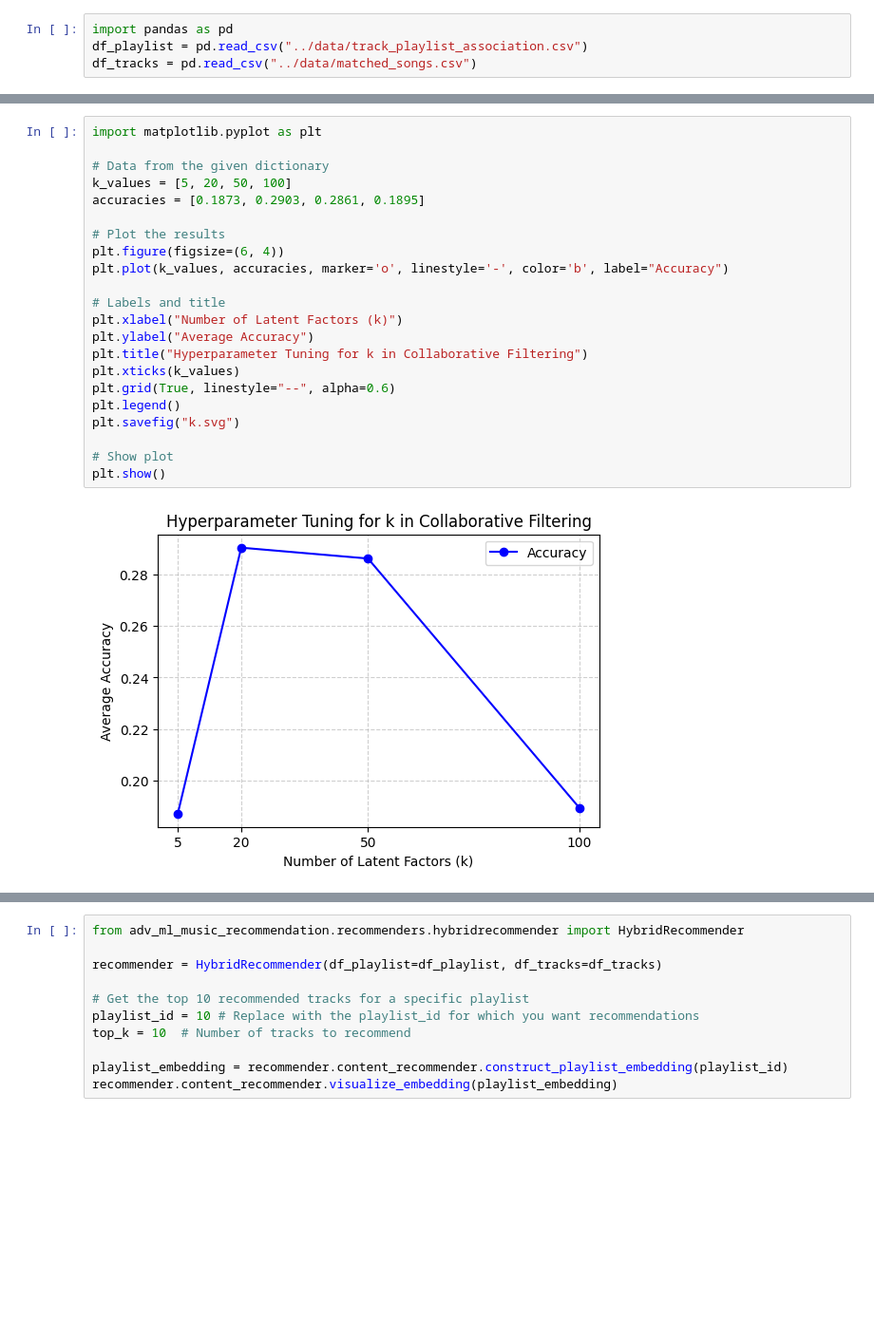
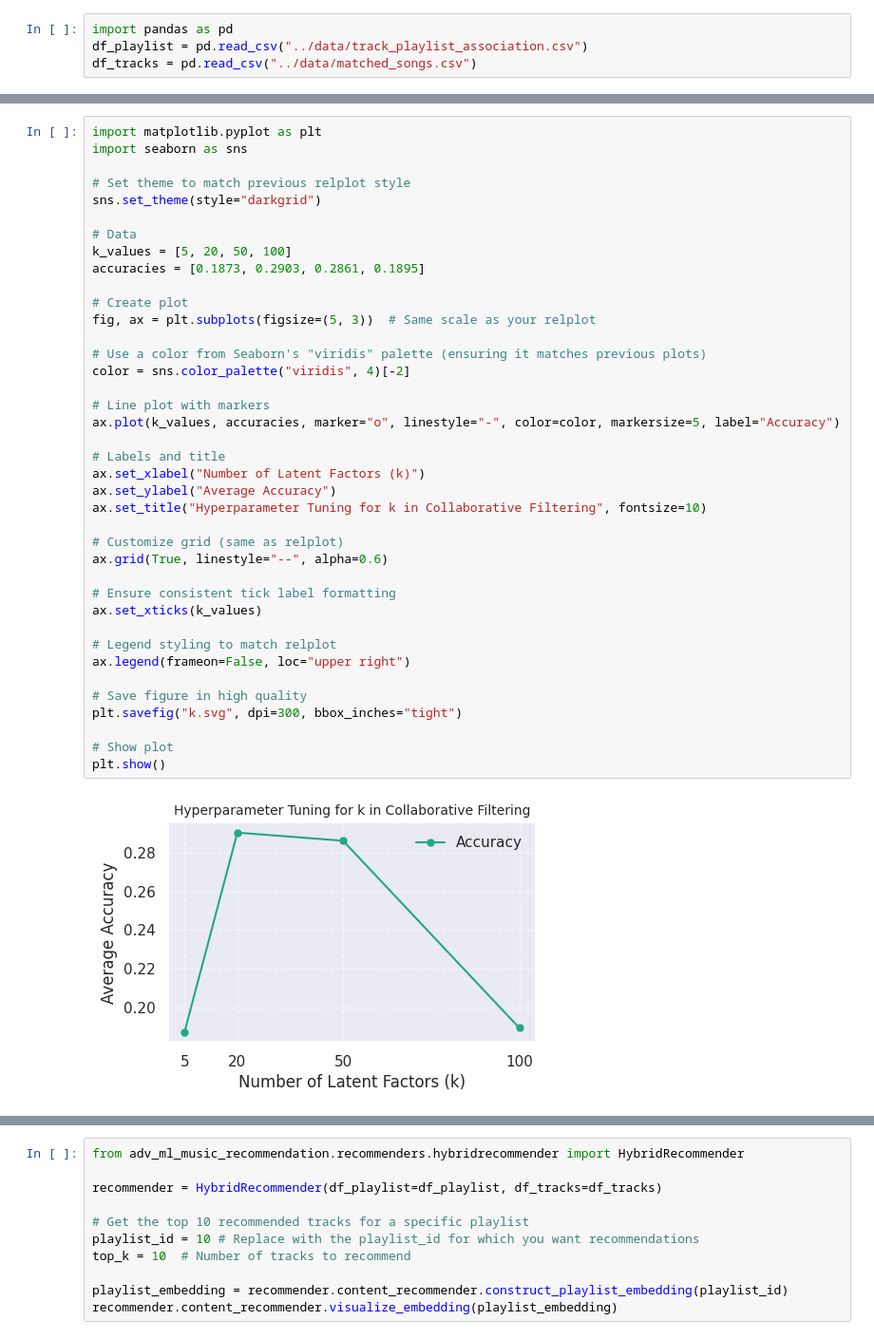
Before and after one commit to matthjs/adv-ml-music-recommendation, a Jupyter notebook: adv_ml_music_recommendation/test_vizualize.ipynb, the cells around one changed output, grey strips where cells are left out. Shown: that part at 95% size. Saved outputs shown, nothing was run; the diff lists cells and outputs as text; blank space fills up the shorter version.

```diff
--- a/adv_ml_music_recommendation/test_vizualize.ipynb
+++ b/adv_ml_music_recommendation/test_vizualize.ipynb
@@ -46,24 +137,41 @@ plt.show()
 # %%
 import matplotlib.pyplot as plt
+import seaborn as sns
 
-# Data from the given dictionary
+# Set theme to match previous relplot style
+sns.set_theme(style="darkgrid")
+
+# Data
 k_values = [5, 20, 50, 100]
 accuracies = [0.1873, 0.2903, 0.2861, 0.1895]
 
-# Plot the results
-plt.figure(figsize=(6, 4))
-plt.plot(k_values, accuracies, marker='o', linestyle='-', color='b', label="Accuracy")
+# Create plot
+fig, ax = plt.subplots(figsize=(5, 3))  # Same scale as your relplot
+
+# Use a color from Seaborn's "viridis" palette (ensuring it matches previous plots)
+color = sns.color_palette("viridis", 4)[-2]
+
+# Line plot with markers
+ax.plot(k_values, accuracies, marker="o", linestyle="-", color=color, markersize=5, label="Accuracy")
 
 # Labels and title
-plt.xlabel("Number of Latent Factors (k)")
-plt.ylabel("Average Accuracy")
-plt.title("Hyperparameter Tuning for k in Collaborative Filtering")
-plt.xticks(k_values)
-plt.grid(True, linestyle="--", alpha=0.6)
-plt.legend()
-plt.savefig("k.svg")
+ax.set_xlabel("Number of Latent Factors (k)")
+ax.set_ylabel("Average Accuracy")
+ax.set_title("Hyperparameter Tuning for k in Collaborative Filtering", fontsize=10)
+
+# Customize grid (same as relplot)
+ax.grid(True, linestyle="--", alpha=0.6)
+
+# Ensure consistent tick label formatting
+ax.set_xticks(k_values)
+
+# Legend styling to match relplot
+ax.legend(frameon=False, loc="upper right")
+
+# Save figure in high quality
+plt.savefig("k.svg", dpi=300, bbox_inches="tight")
 
 # Show plot
 plt.show()
 # %% [output]
-[figure, old version]
+[figure, new version]
```
Also changed, not shown: parts of 4 cells of this notebook, 3 other files.
